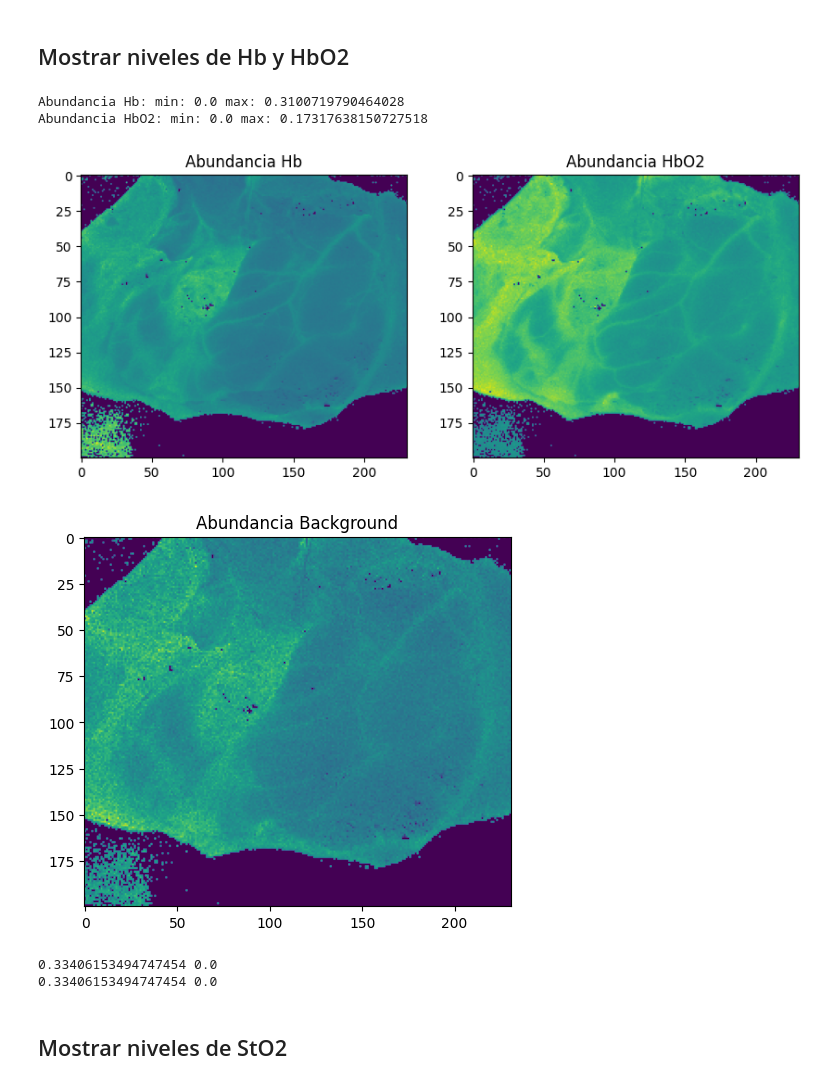
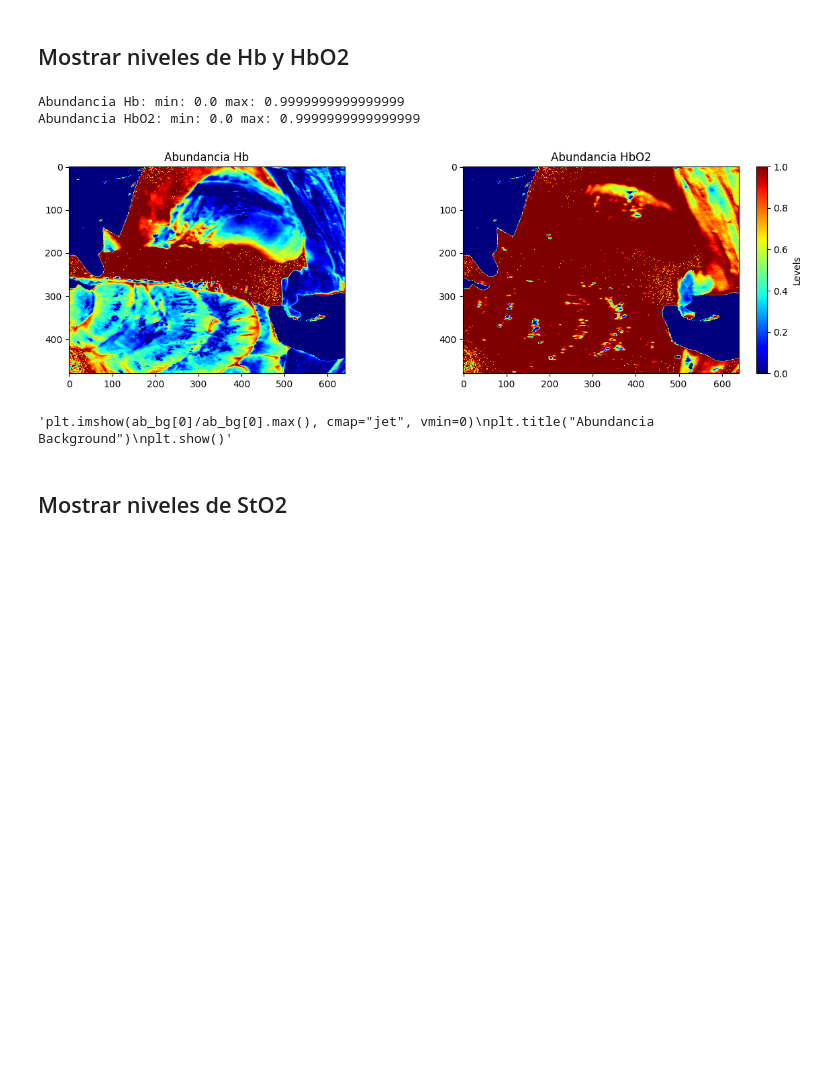
Before and after one commit to theBrokenCat/Hyperspectral-Images, a Jupyter notebook: firstTestLive.ipynb, the cells around one changed output. Drawn from its saved outputs; the diff is of its cells as text; code cells hidden in the pictures; blank space fills up the shorter version.

```diff
--- a/firstTestLive.ipynb
+++ b/firstTestLive.ipynb
@@ -5,9 +5,15 @@ import numpy as np
 import os
 
 os.chdir("/home/arturo.samayor/Practicas/hyperspectralpreprocessor-main")
-number = 142
-cube_path = f"/home/arturo.samayor/Practicas/HS-Images/Snapshot/ID_142_CN_2_Ximea Snapshot/SNAPimagesID000142C02_cropped_Pre-processed.mat"
-cube = loadmat(cube_path)["CI_cube"]
+number = 1111
+cube_path = f"/home/arturo.samayor/Practicas/HeiPorSPECTRAL_example/intermediates/preprocessing/L1/P086#2021_04_15_09_22_02.blosc"
+#cube_path = f"/home/arturo.samayor/Practicas/HS-Images/Headwall/ID_183_CN_1_Headwall Linescan/LINEimagesID000183C01_cropped_Pre-processed.mat"
+#cube = loadmat(cube_path)["CI_cube"]
+#cube = np.load(f"/home/arturo.samayor/Practicas/HS_Images/Datos_Arturo/data/mano_lejos{number}_cube.npy")
+
+#cube = np.load(cube_path.read_cube())
+
+#cube=np.clip(cube,0,1)
 # %% [output]
                      _____                                                                    _____
                     ( ___ )------------------------------------------------------------------( ___ )
@@ -33,0 +46,11 @@ cube.shape
+# %%
+from htc import DataPath, LabelMapping
+
+# You can load every image based on its unique name
+path = DataPath.from_image_name('P086#2021_04_15_09_22_02')
+#obj = DataPath(image_dir = None, data_dir="/home/arturo.samayor/Practicas/HeiPorSPECTRAL_example")
+#path = obj.from_image_name('P086#2021_04_15_09_22_02')
+
+# HSI cube format: (height, width, channels)
+print(path.read_cube().shape)
+cube = path.read_cube()
@@ -254,38 +418,35 @@ HbO2 min/max: 0.0 0.17317638150727518
 # %%
 # Visualizamos las abundancias
 # muestro los máximos y mínimos de cada matriz
-print("Abundancia Hb: min:", ab_hb.min(), "max:", ab_hb.max())
-print("Abundancia HbO2: min:", ab_hbo2.min(), "max:", ab_hbo2.max())
+print("Abundancia Hb: min:", np.min(ab_hb), "max:", np.max(ab_hb))
+print("Abundancia HbO2: min:", np.min(ab_hbo2), "max:", np.max(ab_hbo2))
+'''print("Abundancia Background: min:", np.min(ab_hbo2), "max:", np.min(ab_hbo2))'''
 
 
 
 if (ab_hb.max() > ab_hbo2.max()):
     abmax = ab_hb.max()
 else: abmax = ab_hbo2.max()
 
 
-plt.figure(figsize=(10, 4))
+plt.figure(figsize=(15, 4))
 plt.subplot(121)
-plt.imshow(ab_hb, cmap="viridis", vmin=0)
+plt.imshow(ab_hb/np.max(ab_hb), cmap="jet", vmin=0)
 plt.title("Abundancia Hb")
 plt.subplot(122)
-plt.imshow(ab_hbo2, cmap="viridis", vmin=0)
+plt.imshow(ab_hbo2/np.max(ab_hbo2), cmap="jet", vmin=0)
+plt.colorbar(label="Levels")
 plt.title("Abundancia HbO2")
 plt.show()
 
-# muestro la imagen de ab_background
-plt.imshow(ab_background, cmap="viridis", vmin=0)
+# muestro la imagen de ab_background,
+'''plt.imshow(ab_bg[0]/ab_bg[0].max(), cmap="jet", vmin=0)
 plt.title("Abundancia Background")
-plt.show()
-
-print(new_masked_cube.max(), new_masked_cube.min())
-print(masked_cube.max(), masked_cube.min())
+plt.show()'''
 # %% [output]
-Abundancia Hb: min: 0.0 max: 0.3100719790464028
-Abundancia HbO2: min: 0.0 max: 0.17317638150727518
+Abundancia Hb: min: 0.0 max: 0.9999999999999999
+Abundancia HbO2: min: 0.0 max: 0.9999999999999999
-[figure, old version]
+[figure, new version]
-[figure, removed]
-0.33406153494747454 0.0
-0.33406153494747454 0.0
+'plt.imshow(ab_bg[0]/ab_bg[0].max(), cmap="jet", vmin=0)\nplt.title("Abundancia Background")\nplt.show()'
 # %% [markdown]
 ## Mostrar niveles de StO2
```
Also changed, not shown: parts of 16 cells of this notebook.
